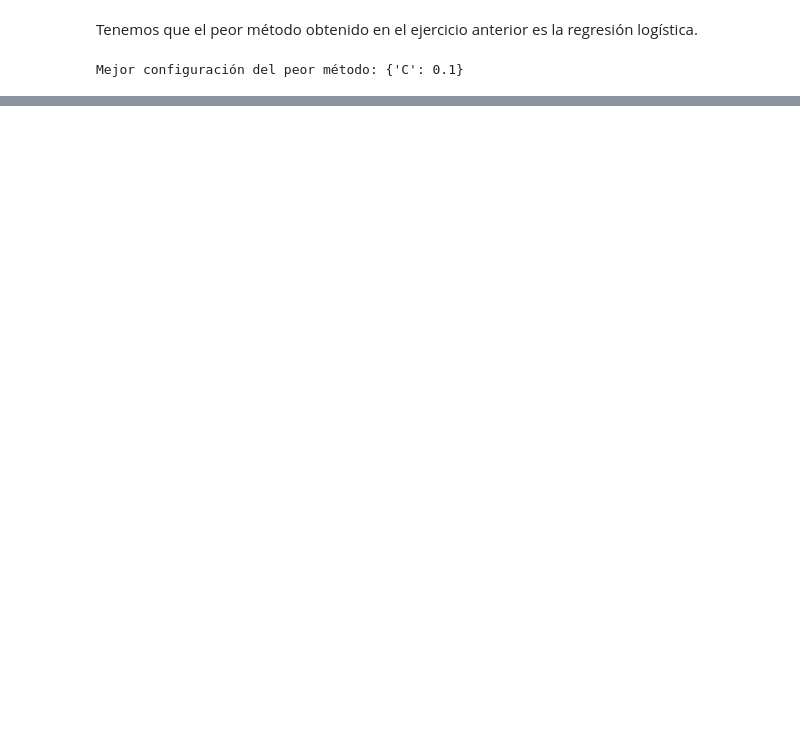
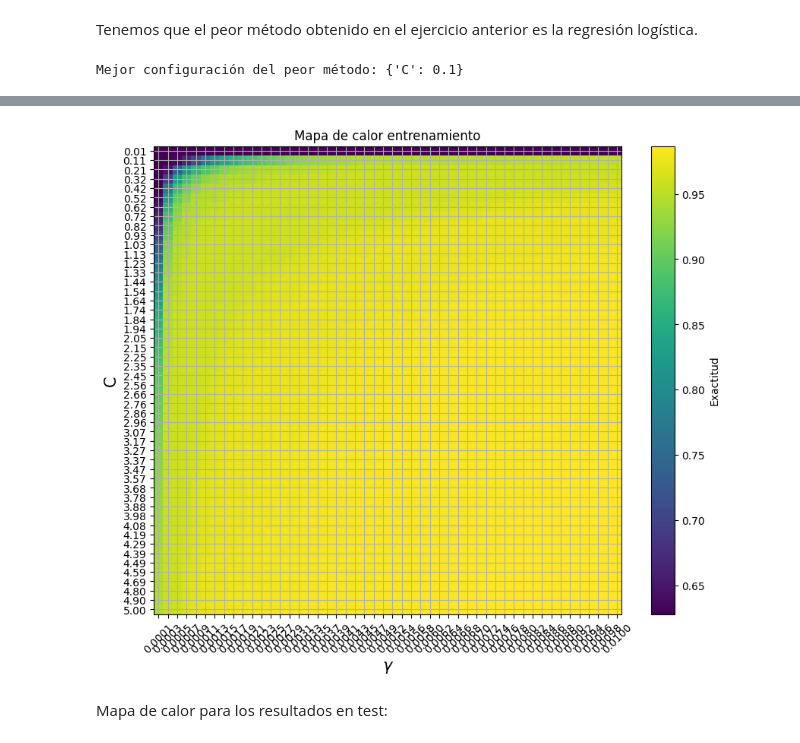
Before and after one commit to rubengamarro/practicas-aprendizaje-supervisado, a Jupyter notebook: Tarea_Evaluacion_de_modelos_y_metricas.ipynb, the cells around one changed output, grey strips where cells are left out. Cells and saved outputs as stored; diff of their text form; code cells hidden in the pictures; blank space fills up the shorter version.

```diff
--- a/Tarea_Evaluacion_de_modelos_y_metricas.ipynb
+++ b/Tarea_Evaluacion_de_modelos_y_metricas.ipynb
@@ -409,0 +752,12 @@ Mejor configuración del peor método: {'C': 0.1}
+# %%
+from sklearn.datasets import load_breast_cancer
+data_breast_cancer = load_breast_cancer()
+X=data_breast_cancer['data']
+y=data_breast_cancer['target']
+# %%
+from sklearn.model_selection import train_test_split
+
+X_ent, X_test, y_ent, y_test = train_test_split(X, y,
+                     test_size=0.30,
+                     stratify=y,
+                     random_state=10)
@@ -409,0 +794,11 @@ Mejor configuración del peor método: {'C': 0.1}
+# %%
+#En primer lugar creamos la matriz de resultados
+resultados = pd.DataFrame(busqRejilla.cv_results_)
+
+# Ordenamos la matriz de resultados según el parámetro gamma para filas y
+# C en las columnas
+matriz_rendimientos_ent = resultados.pivot(
+            index="param_svc__C",
+            columns="param_svc__gamma",
+            values="mean_train_score")
+matriz_rendimientos_ent
@@ -409,0 +825,21 @@ Mejor configuración del peor método: {'C': 0.1}
+# %%
+#Ahora creamos la matriz de colores
+plt.figure(figsize=(10, 8))
+plt.imshow(matriz_rendimientos_ent)
+plt.xticks(ticks = np.arange(len(gamma)),
+           labels=["{:.4f}".format(x) for x in gamma],
+           rotation = 45)
+plt.xlabel(r"$\gamma$", fontsize=15)
+
+plt.yticks(np.arange(len(C)),
+           labels=["{:.2f}".format(x) for x in C])
+plt.ylabel("C", fontsize=15)
+
+plt.title('Mapa de calor entrenamiento')
+plt.colorbar(label='Exactitud')
+plt.grid()
+plt.show()
+# %% [output]
+[figure, added]
+# %% [markdown]
+Mapa de calor para los resultados en test:
```
Also changed, not shown: parts of 56 cells of this notebook.
